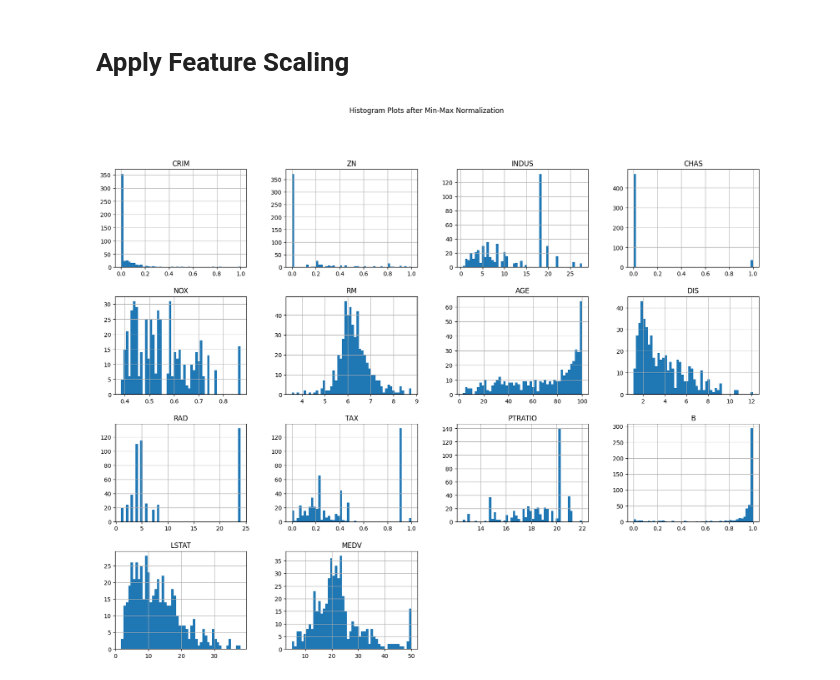
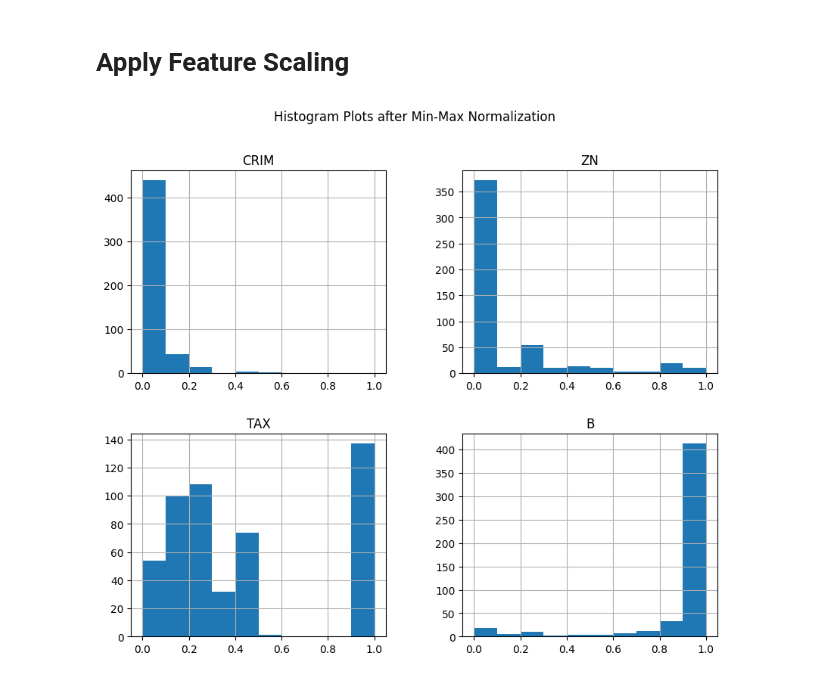
Before and after one commit to Wrudra/CSE-445-Machine-Learning-Assignment-1-Spring-2025, a Jupyter notebook: boston-housing-cse445-assignment.ipynb, the cells around one changed output. Cells and saved outputs as stored; diff of their text form; code cells hidden in the pictures.

```diff
--- a/boston-housing-cse445-assignment.ipynb
+++ b/boston-housing-cse445-assignment.ipynb
@@ -142,9 +151,14 @@ for col in cols:
     # Min-Max Normalization formula
     df[col] = (df[col] - minimum) / (maximum - minimum)
 # %%
-# Checking Min-Max Normalization Histogram
-df.hist(bins=50, figsize=(20, 15))
+# Histograms after Min-Max Normalization of CRIM, ZN, TAX, B
+
+# List of normalized columns
+normalized_columns = ["CRIM", "ZN", "TAX", "B"]
+
+# Plot histograms for normalized features only
+df[normalized_columns].hist(figsize=(10, 8))
 plt.suptitle("Histogram Plots after Min-Max Normalization")
 plt.show()
 # %% [output]
-[figure, old version]
+[figure, new version]
```
Also changed, not shown: parts of 11 cells of this notebook.
